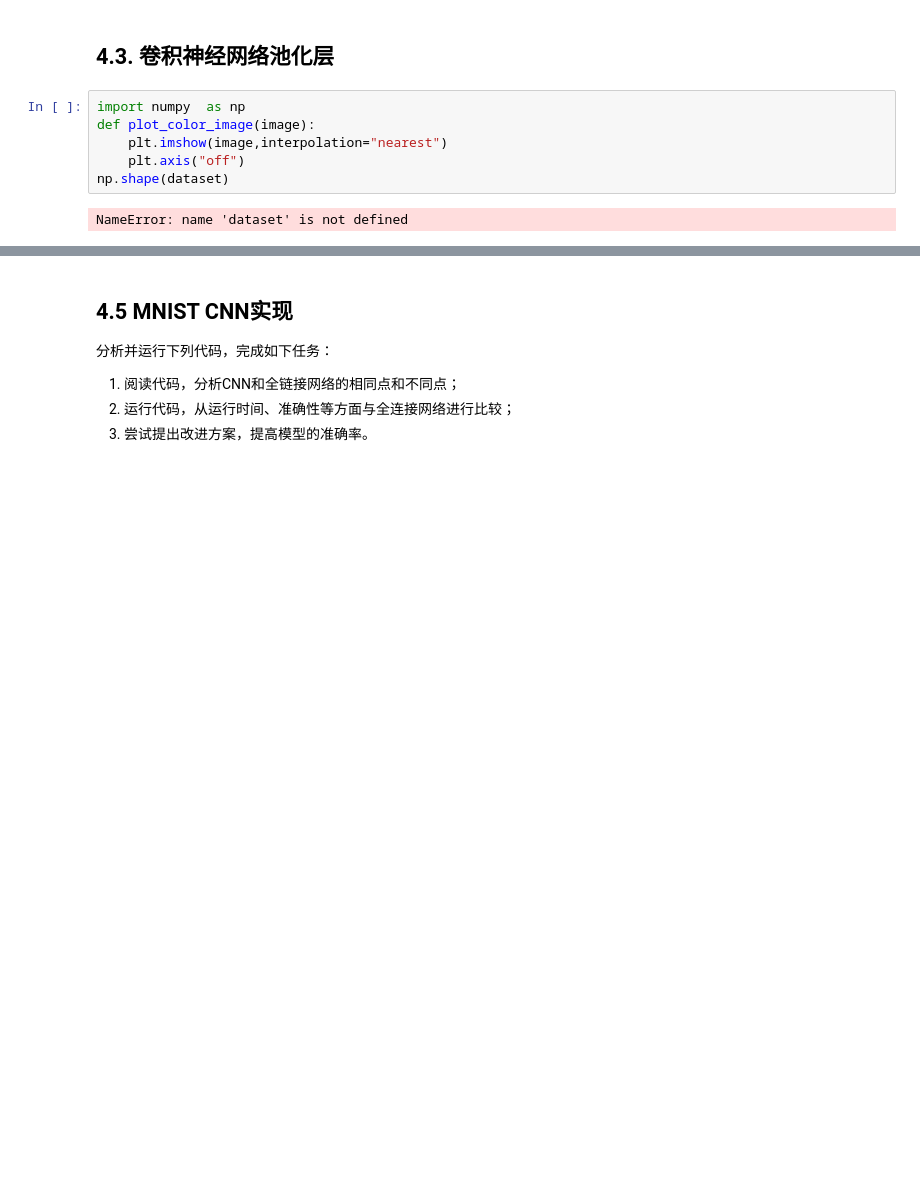
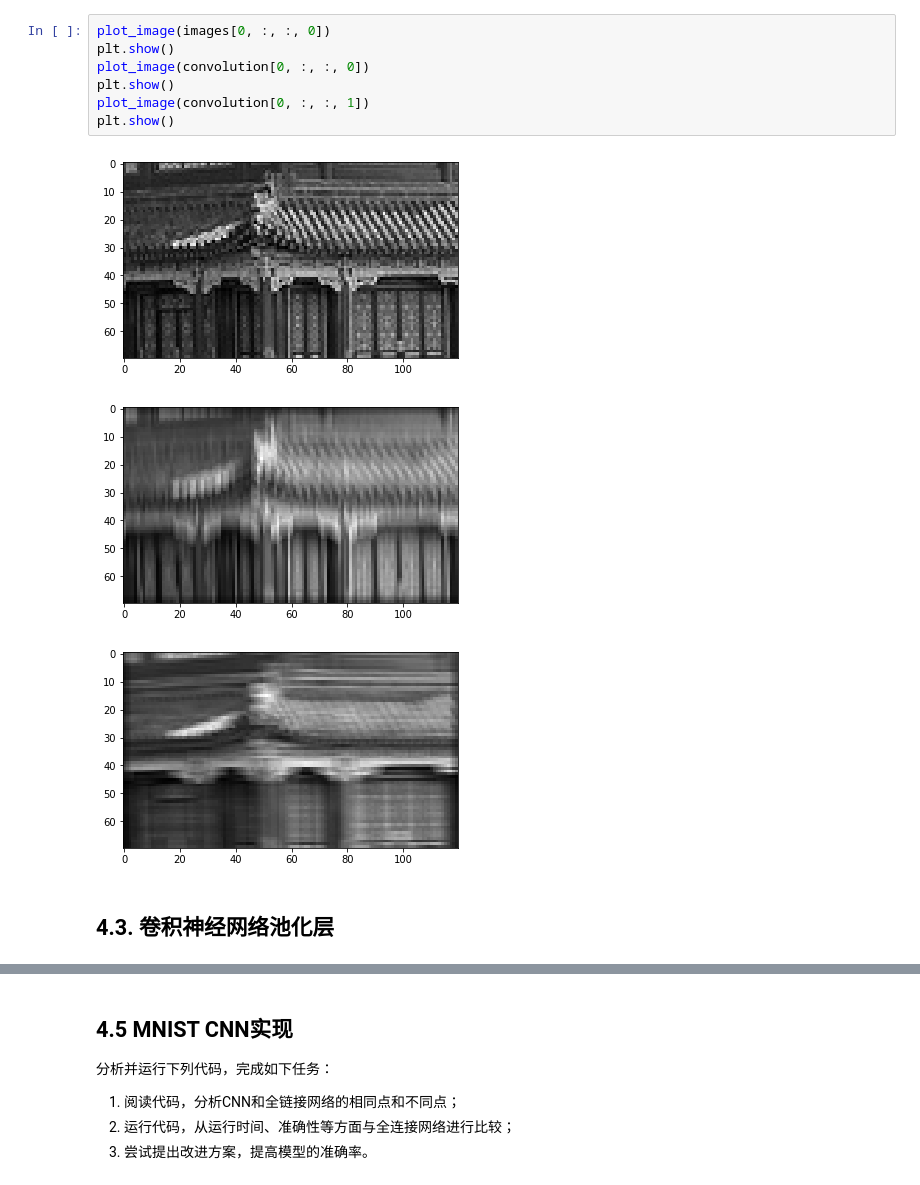
Before and after one commit to weiwanling/TensorFlow_Experiment, a Jupyter notebook: tensorflow_experiment_code/tensorflow_ex2.ipynb, the cells around one changed output, grey strips where cells are left out. Drawn from its saved outputs; the diff is of its cells as text; blank space fills up the shorter version.

```diff
--- a/tensorflow_experiment_code/tensorflow_ex2.ipynb
+++ b/tensorflow_experiment_code/tensorflow_ex2.ipynb
@@ -30,14 +69,17 @@ convolution = tf.nn.conv2d(images, feature_maps, strides=[1,1,1,1], padding="SAM
 # %% [output]
 [figure]
 [figure]
+# %%
+plot_image(images[0, :, :, 0])
+plt.show()
+plot_image(convolution[0, :, :, 0])
+plt.show()
+plot_image(convolution[0, :, :, 1])
+plt.show()
+# %% [output]
+[figure, added]
+[figure, added]
+[figure, added]
 # %% [markdown]
 ## 4.3. 卷积神经⽹络池化层
-# %%
-import numpy  as np
-def plot_color_image(image):
-    plt.imshow(image,interpolation="nearest")
-    plt.axis("off")
-np.shape(dataset)
-# %% [output]
-NameError: name 'dataset' is not defined
 # %%
```
Also changed, not shown: parts of 9 cells of this notebook, 5 other files.
